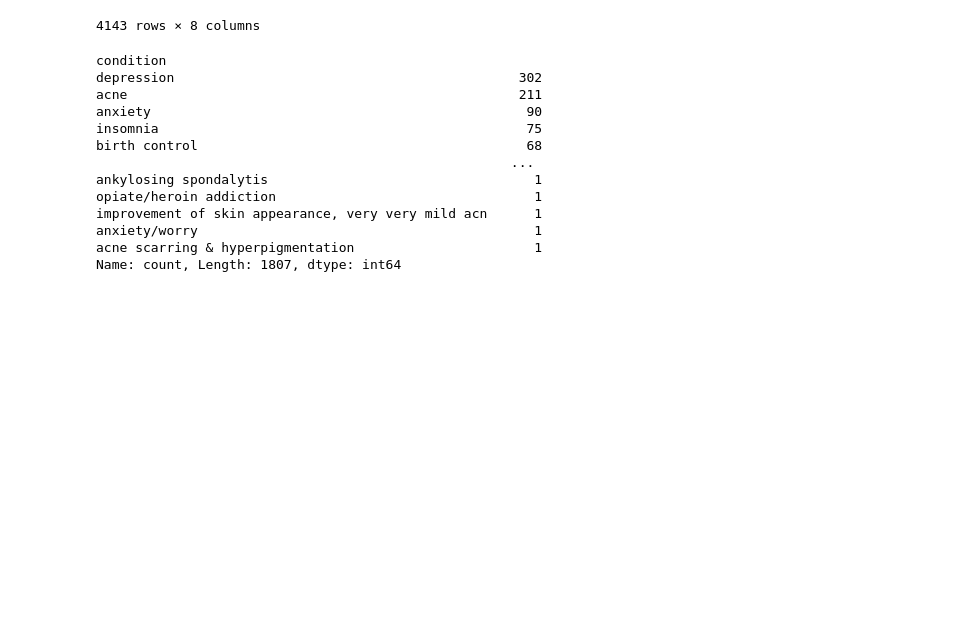
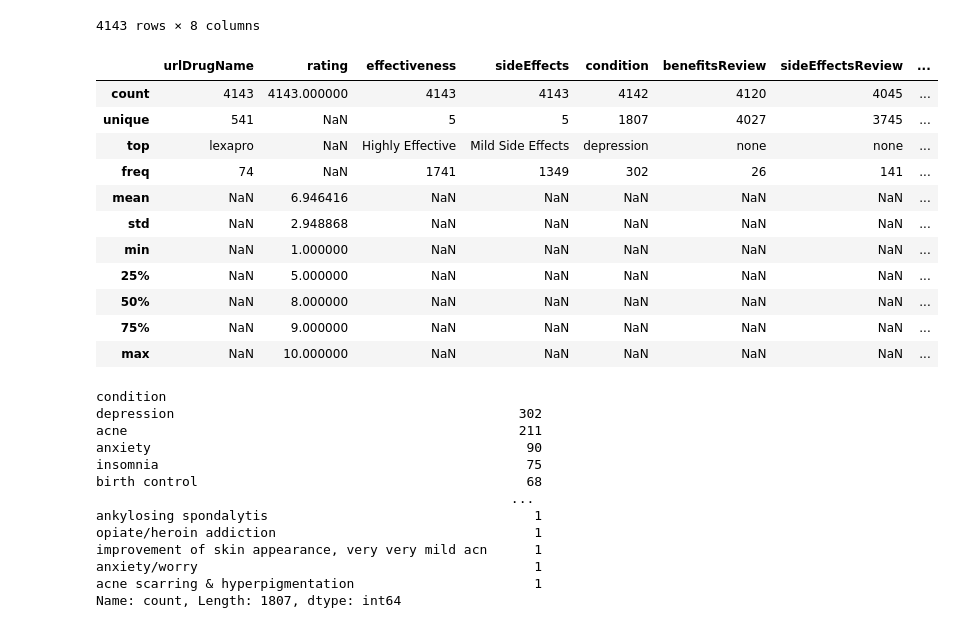
Before and after one commit to sofiecook/ds4420finalproj, a Jupyter notebook: data_exploration_ds4420.ipynb, the cells around one changed output. Saved outputs shown, nothing was run; the diff lists cells and outputs as text; code cells hidden in the pictures; blank space fills up the shorter version.

```diff
--- a/data_exploration_ds4420.ipynb
+++ b/data_exploration_ds4420.ipynb
@@ -131,6 +170,21 @@ X
 | 4141 | divigel | 10 | Highly Effective | No Side Effects | menopause | My overall mood, sense of well be... | No side effects of any kind were ... | ... |
 | 4142 | claripel-cream | 8 | Considerably Effective | Mild Side Effects | acne scarring & hyperpigmentation | Up until 2 years ago, it worked r... | Have stopped using it and have al... | ... |
 4143 rows × 8 columns
+# %%
+X.describe(include="all")
+# %% [output]
+|  | urlDrugName | rating | effectiveness | sideEffects | condition | benefitsReview | sideEffectsReview | ... |
+| count | 4143 | 4143.000000 | 4143 | 4143 | 4142 | 4120 | 4045 | ... |
+| unique | 541 | NaN | 5 | 5 | 1807 | 4027 | 3745 | ... |
+| top | lexapro | NaN | Highly Effective | Mild Side Effects | depression | none | none | ... |
+| freq | 74 | NaN | 1741 | 1349 | 302 | 26 | 141 | ... |
+| mean | NaN | 6.946416 | NaN | NaN | NaN | NaN | NaN | ... |
+| std | NaN | 2.948868 | NaN | NaN | NaN | NaN | NaN | ... |
+| min | NaN | 1.000000 | NaN | NaN | NaN | NaN | NaN | ... |
+| 25% | NaN | 5.000000 | NaN | NaN | NaN | NaN | NaN | ... |
+| 50% | NaN | 8.000000 | NaN | NaN | NaN | NaN | NaN | ... |
+| 75% | NaN | 9.000000 | NaN | NaN | NaN | NaN | NaN | ... |
+| max | NaN | 10.000000 | NaN | NaN | NaN | NaN | NaN | ... |
 # %%
 X.condition.value_counts()
 # %% [output]
```
Also changed, not shown: parts of 2 cells of this notebook, 1 other file.
